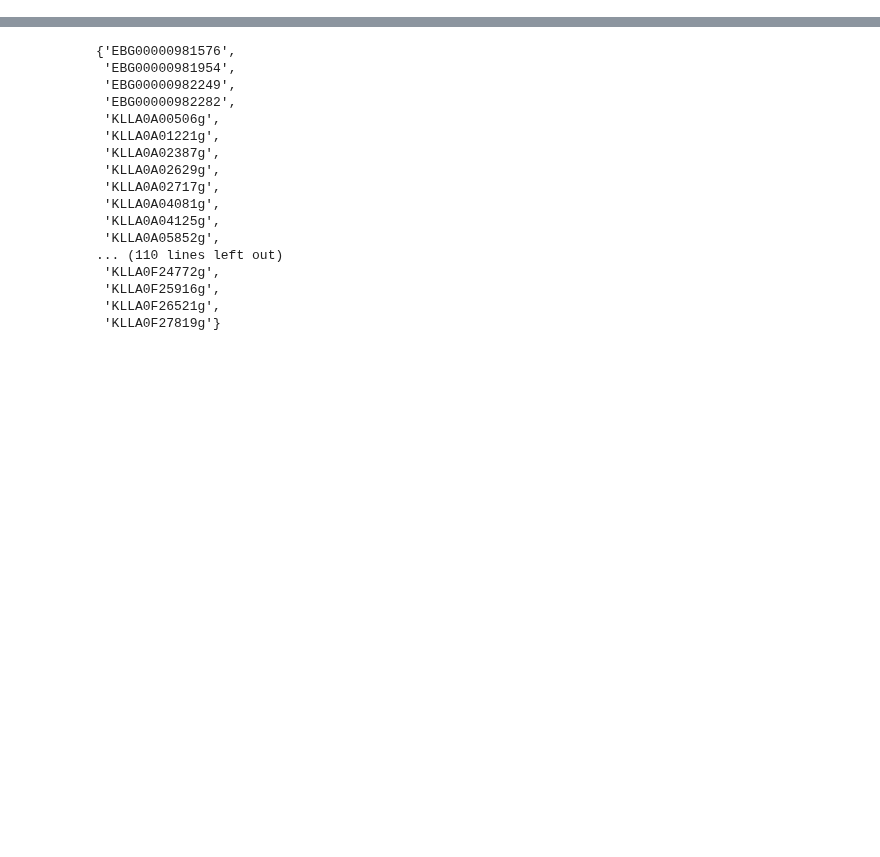
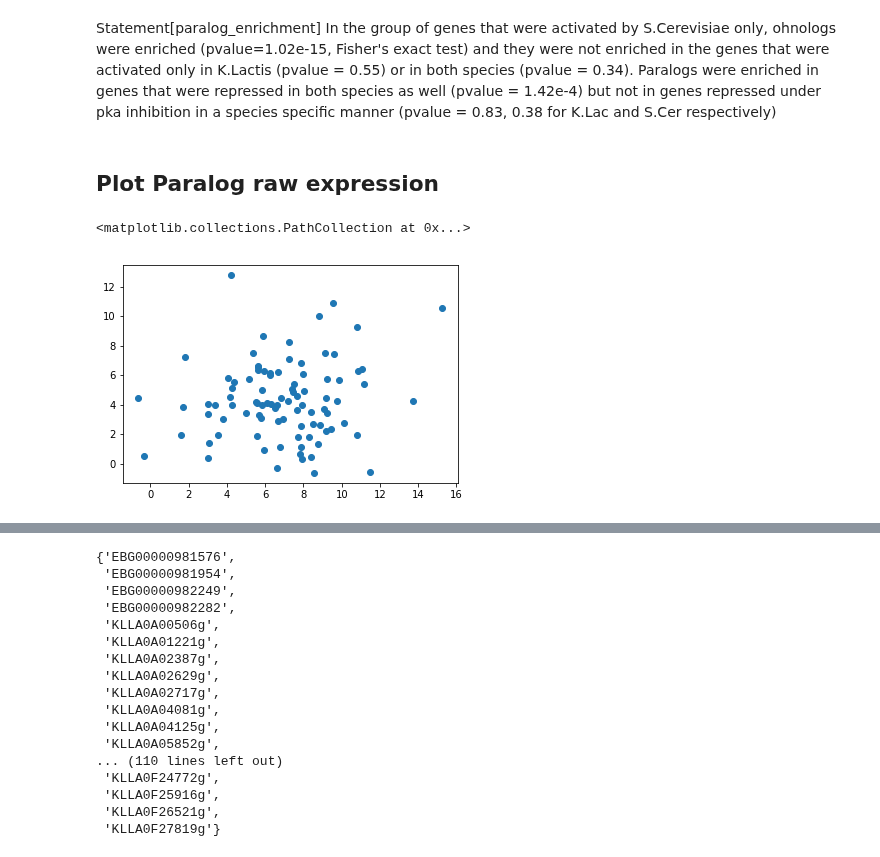
Before and after one commit to heineike02/yeast_esr_expression_analysis, a Jupyter notebook: scripts/20181116_klscpka_r1g1_m24_cross_species_comparison.ipynb, the cells around one changed output, grey strips where cells are left out. Saved outputs shown, nothing was run; the diff lists cells and outputs as text; code cells hidden in the pictures; blank space fills up the shorter version.

```diff
--- a/scripts/20181116_klscpka_r1g1_m24_cross_species_comparison.ipynb
+++ b/scripts/20181116_klscpka_r1g1_m24_cross_species_comparison.ipynb
@@ -214,0 +256,4 @@ kl_sc_PKA_data.loc[kl_sc_PKA_data['SC_common_name']=='YCL048W-A',:]
+# %% [markdown]
+Statement[paralog_enrichment] In the group of genes that were activated by S.Cerevisiae only, ohnologs were enriched (pvalue=1.02e-15, Fisher's exact test) and they were not enriched in the genes that were activated only in K.Lactis (pvalue = 0.55) or in both species (pvalue = 0.34).   Paralogs were enriched in genes that were repressed in both species as well (pvalue = 1.42e-4) but not in genes repressed under pka inhibition in a species specific manner (pvalue = 0.83, 0.38 for K.Lac and S.Cer respectively)
+# %% [markdown]
+## Plot Paralog raw expression
@@ -214,0 +278,5 @@ kl_sc_PKA_data.loc[kl_sc_PKA_data['SC_common_name']=='YCL048W-A',:]
+# %%
+plt.scatter(ohnologs_goi['AS_WT_cont_mean_low'], ohnologs_goi['AS_WT_cont_mean_high'])
+# %% [output]
+<matplotlib.collections.PathCollection at 0x...>
+[figure, added]
```
Also changed, not shown: parts of 14 cells of this notebook, 10 other files.
